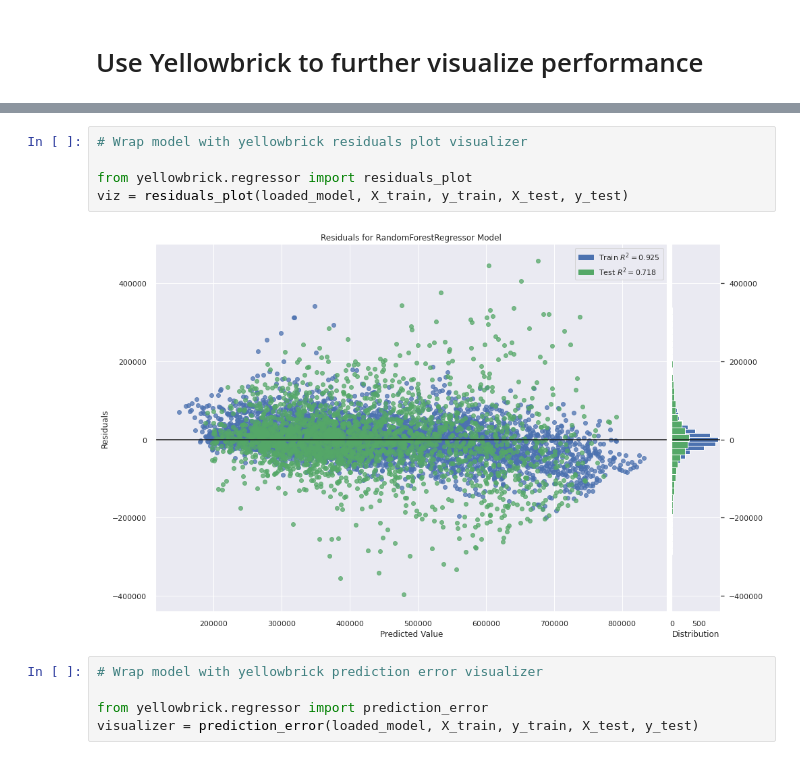
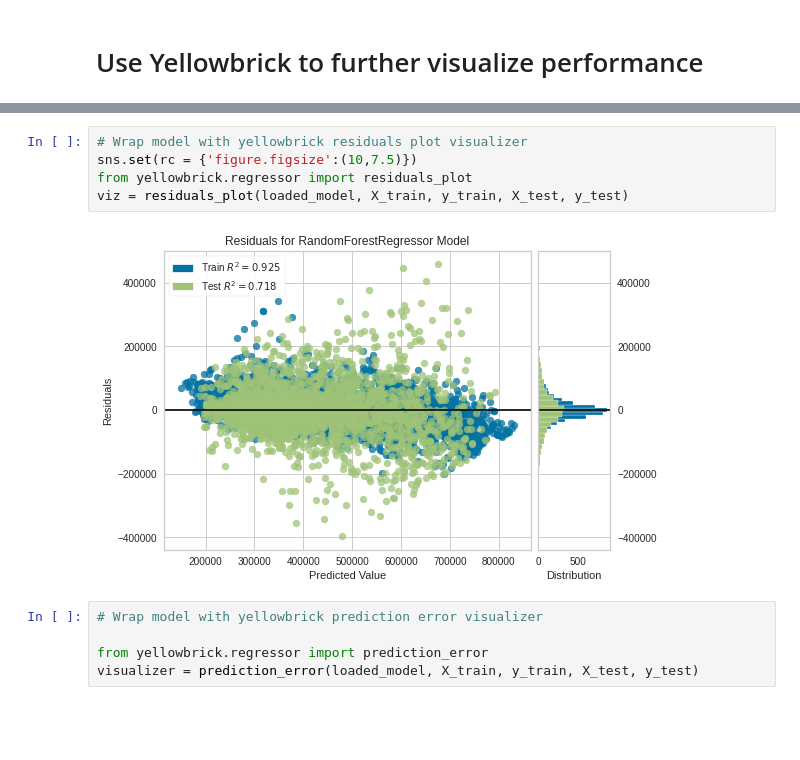
Before and after one commit to raneymjohnGit/Austin_TX_House_Listings, a Jupyter notebook: Jayan/Analysis/Front_End_Final-Machine_Learning_Model_Training_with_Pipeline,_Column_Transformer.ipynb, the cells around one changed output, grey strips where cells are left out. Drawn from its saved outputs; the diff is of its cells as text; blank space fills up the shorter version.

```diff
--- a/Jayan/Analysis/Front_End_Final-Machine_Learning_Model_Training_with_Pipeline,_Column_Transformer.ipynb
+++ b/Jayan/Analysis/Front_End_Final-Machine_Learning_Model_Training_with_Pipeline,_Column_Transformer.ipynb
@@ -295,10 +295,10 @@ Requirement already satisfied: joblib>=0.11 in /usr/local/lib/python3.7/dist-pac
 # %%
 # Wrap model with yellowbrick residuals plot visualizer
-
+sns.set(rc = {'figure.figsize':(10,7.5)})
 from yellowbrick.regressor import residuals_plot
 viz = residuals_plot(loaded_model, X_train, y_train, X_test, y_test)
 # %% [output]
-[figure, old version]
+[figure, new version]
 # %%
 # Wrap model with yellowbrick prediction error visualizer
 
```
Also changed, not shown: parts of 4 cells of this notebook.
